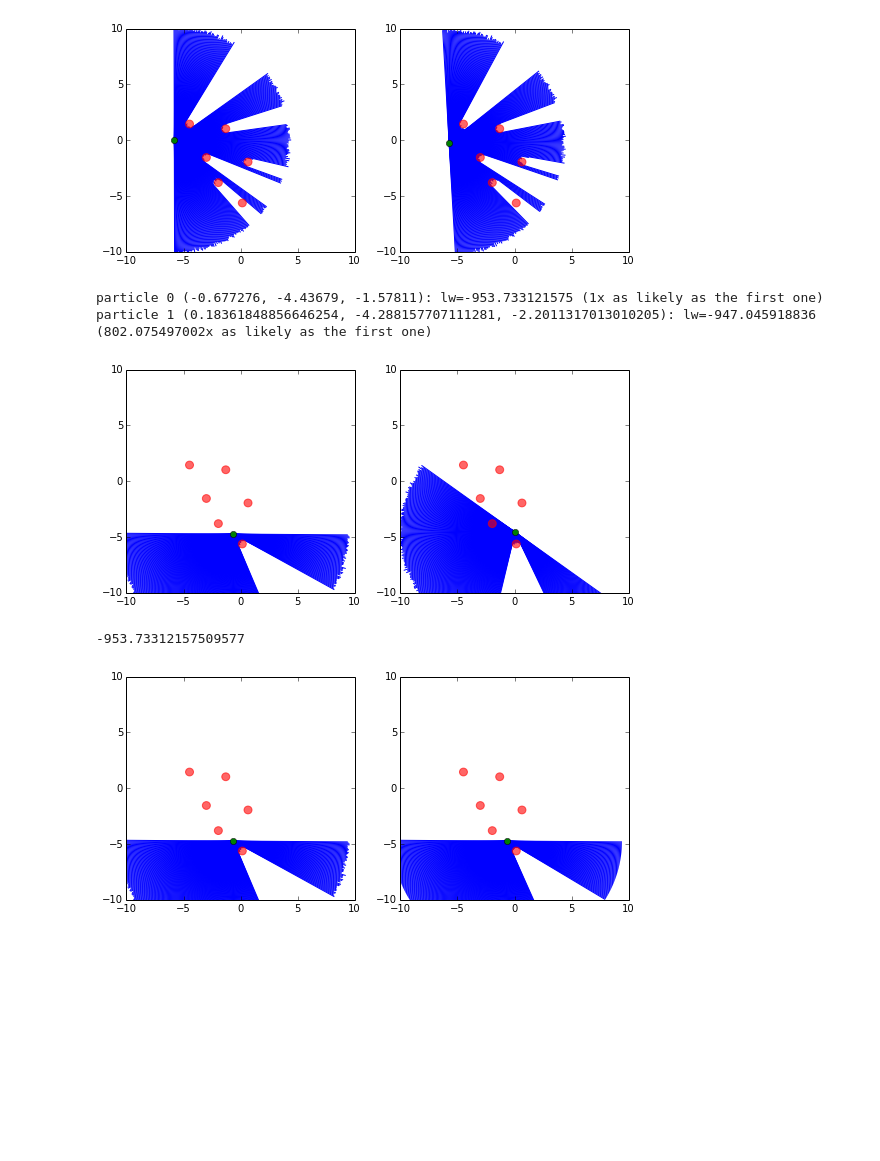
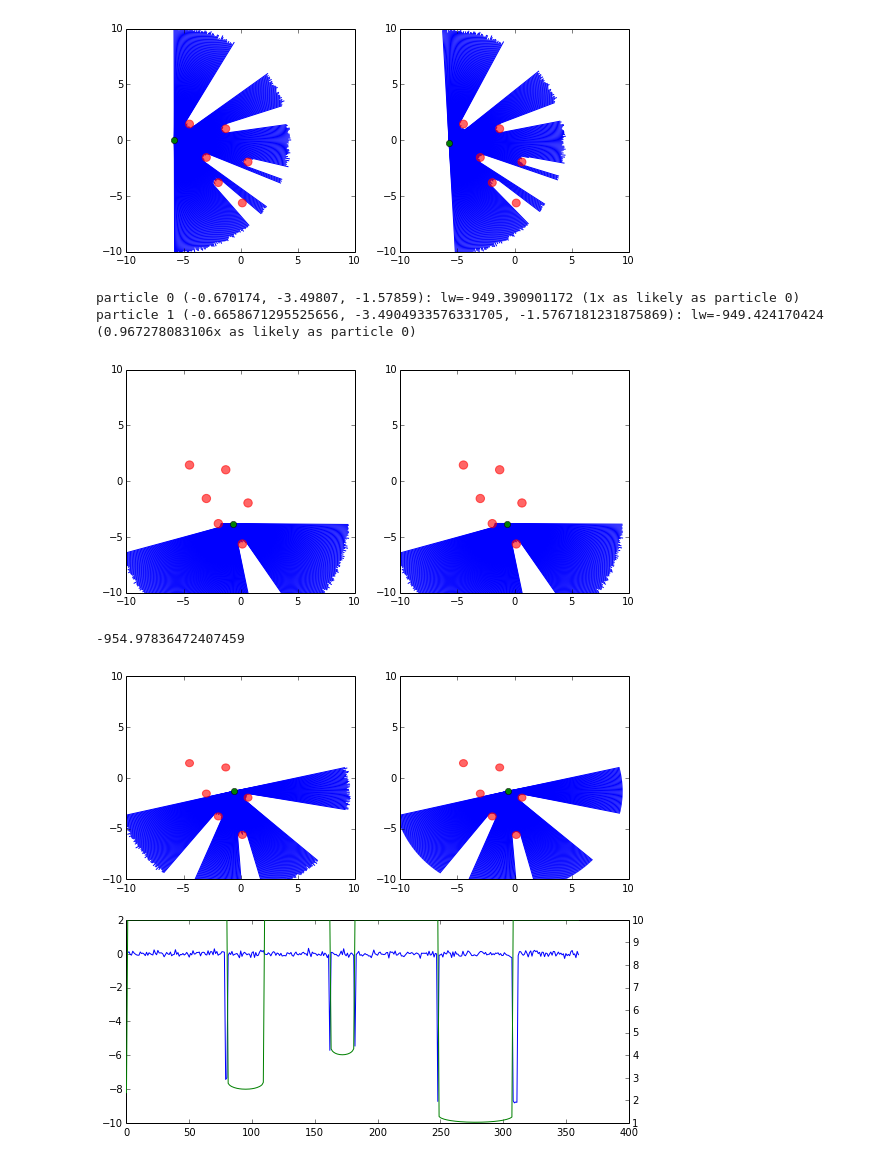
Before and after one commit to BayesianLogic/ppaml-slam, a Jupyter notebook: python-src/ppaml_car/explore_obs_model.ipynb, the cells around one changed output. Saved outputs shown, nothing was run; the diff lists cells and outputs as text; code cells hidden in the pictures; blank space fills up the shorter version.

```diff
--- a/python-src/ppaml_car/explore_obs_model.ipynb
+++ b/python-src/ppaml_car/explore_obs_model.ipynb
@@ -15,7 +15,7 @@ dataset = data.Dataset.read("2_bend")
 a = 0.299541
 b = 0.0500507
 
-obstacles = [(x, y, 0.35) for (x, y) in dataset.ground_obstacles]
+obstacles = [(x, y, 0.37) for (x, y) in dataset.ground_obstacles]
 obstacles = np.array(obstacles)
 laser_angles = lasers.default_laser_angles()
 laser_max_range = lasers.default_laser_max_range()
@@ -41,9 +41,16 @@ def lw_for_pose(ts, x, y, t, plot=False):
     true_lasers = fast.readings_for_obstacles(lx, ly, lt, laser_angles, laser_max_range, obstacles)
     lw = obs_model_llik(true_lasers, obs_lasers)
     if plot:
-        fig, axs = plt.subplots(1, 2, figsize=(9, 4))
-        lasers.plot_lasers(lx, ly, lt, laser_angles, laser_max_range, obstacles, obs_lasers, axs[0])
-        lasers.plot_lasers(lx, ly, lt, laser_angles, laser_max_range, obstacles, true_lasers, axs[1])
+        fig = plt.figure(figsize=(9,8))
+        ax1 = fig.add_subplot(2, 2, 1)
+        ax2 = fig.add_subplot(2, 2, 2)
+        ax3 = fig.add_subplot(2, 1, 2)
+        ax4 = ax3.twinx()
+        lasers.plot_lasers(lx, ly, lt, laser_angles, laser_max_range, obstacles, obs_lasers, ax1)
+        lasers.plot_lasers(lx, ly, lt, laser_angles, laser_max_range, obstacles, true_lasers, ax2)
+        ax3.plot(obs_lasers - true_lasers)
+        # ax4.plot(obs_lasers, 'r')
+        ax4.plot(true_lasers, 'g')
     return lw
 # %%
 # Closer:
@@ -146,16 +153,16 @@ particle 1 (-6.030229264121159, -0.28584390402494353, 0.055670427306758599): lw=
 [figure]
 # %%
 # Use this to debug when the PF is making strange choices.
-best_particle = [0.18361848856646254, -4.2881577071112806, -2.2011317013010205]
-ground_gps = [-0.677276, -4.43679, -1.57811]
-compare_particles(7620, ground_gps, best_particle)
+best_particle = [-0.66586712955256555, -3.4904933576331705, -1.5767181231875869]
+ground_gps = [-0.670174, -3.49807, -1.57859]
+compare_particles(6860, ground_gps, best_particle)
 # %% [output]
-particle 0 (-0.677276, -4.43679, -1.57811): lw=-953.733121575 (1x as likely as the first one)
-particle 1 (0.18361848856646254, -4.288157707111281, -2.2011317013010205): lw=-947.045918836 (802.075497002x as likely as the first one)
+particle 0 (-0.670174, -3.49807, -1.57859): lw=-949.390901172 (1x as likely as particle 0)
+particle 1 (-0.6658671295525656, -3.4904933576331705, -1.5767181231875869): lw=-949.424170424 (0.967278083106x as likely as particle 0)
-[figure, old version]
+[figure, new version]
 # %%
-lw_for_pose(7620, *ground_gps, plot=True)
+lw_for_pose(4860, *ground_gps, plot=True)
 # %% [output]
--953.73312157509577
+-954.97836472407459
-[figure, old version]
+[figure, new version]
 # %%
```
Also changed, not shown: parts of 4 cells of this notebook, 1 other file.
